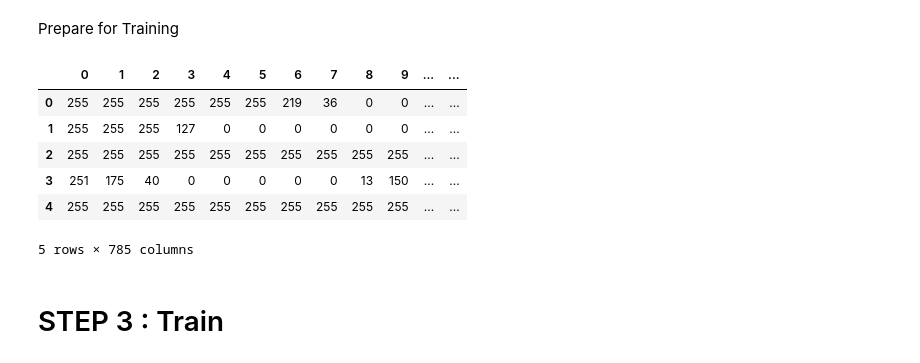
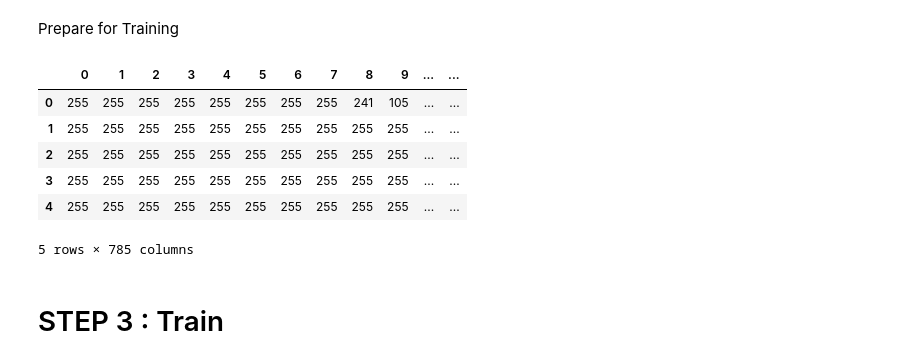
Before and after one commit to HikariJadeEmpire/THNumber_img_classification, a Jupyter notebook: numberclassifier.ipynb, the cells around one changed output. Saved outputs shown, nothing was run; the diff lists cells and outputs as text; code cells hidden in the pictures.

```diff
--- a/numberclassifier.ipynb
+++ b/numberclassifier.ipynb
@@ -181,20 +163,36 @@ Text(0, 0.5, 'Counts')
 [figure]
 # %% [markdown]
 Prepare for Training
-# %%
-df = pd.concat([x,y] , axis=1)
-df = df.sample(frac=1).reset_index(drop=True)
-
-#df.to_csv('image_df.csv')
-df.head()
-# %% [output]
-|  | 0 | 1 | 2 | 3 | 4 | 5 | 6 | 7 | 8 | 9 | ... | ... |
-| 0 | 255 | 255 | 255 | 255 | 255 | 255 | 219 | 36 | 0 | 0 | ... | ... |
-| 1 | 255 | 255 | 255 | 127 | 0 | 0 | 0 | 0 | 0 | 0 | ... | ... |
-| 2 | 255 | 255 | 255 | 255 | 255 | 255 | 255 | 255 | 255 | 255 | ... | ... |
-| 3 | 251 | 175 | 40 | 0 | 0 | 0 | 0 | 0 | 13 | 150 | ... | ... |
-| 4 | 255 | 255 | 255 | 255 | 255 | 255 | 255 | 255 | 255 | 255 | ... | ... |
-5 rows × 785 columns
+# %%
+# Prepare x , y
+
+change_x = []
+
+for i in data['Filepath'] : # or you can do it directly from 'filepath' and then re-sampling
+    img = cv2.imread(i)
+    img = cv2.cvtColor(img, cv2.COLOR_BGR2GRAY)
+    img = rescale(img)
+    img = cv2.resize(img, (28, 28))
+    img = img.flatten()
+
+    change_x.append(img)
+
+bx = np.asarray(change_x)
+
+x = pd.DataFrame(bx)
+y = data['Label']
+
+df = pd.concat( [x, y], axis = 1 )
+#df.to_csv('image_df.csv')
+df.head()
+# %% [output]
+|  | 0 | 1 | 2 | 3 | 4 | 5 | 6 | 7 | 8 | 9 | ... | ... |
+| 0 | 255 | 255 | 255 | 255 | 255 | 255 | 255 | 255 | 241 | 105 | ... | ... |
+| 1 | 255 | 255 | 255 | 255 | 255 | 255 | 255 | 255 | 255 | 255 | ... | ... |
+| 2 | 255 | 255 | 255 | 255 | 255 | 255 | 255 | 255 | 255 | 255 | ... | ... |
+| 3 | 255 | 255 | 255 | 255 | 255 | 255 | 255 | 255 | 255 | 255 | ... | ... |
+| 4 | 255 | 255 | 255 | 255 | 255 | 255 | 255 | 255 | 255 | 255 | ... | ... |
+5 rows × 785 columns
 # %%
 # Binarize the output
 
```
Also changed, not shown: parts of 6 cells of this notebook.
